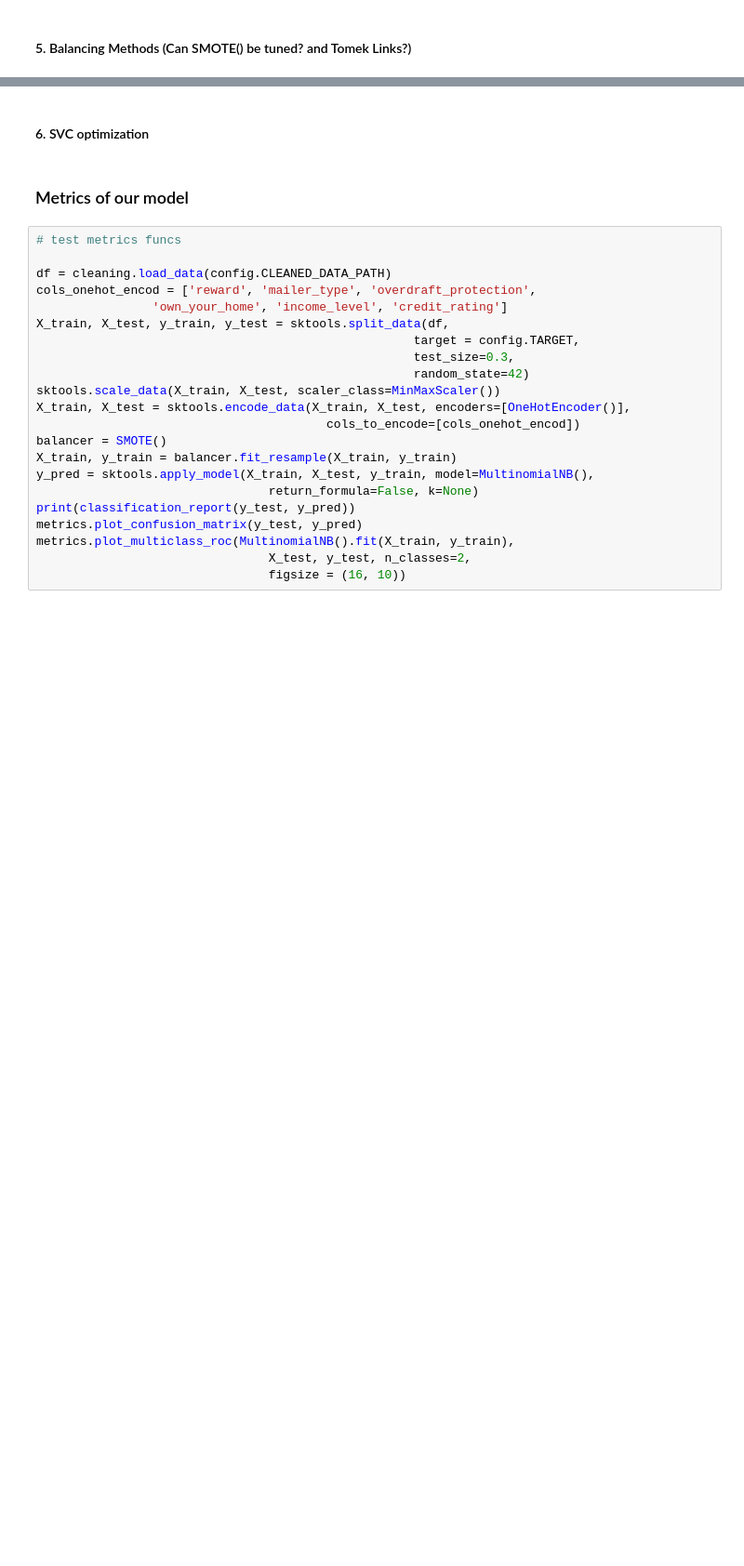
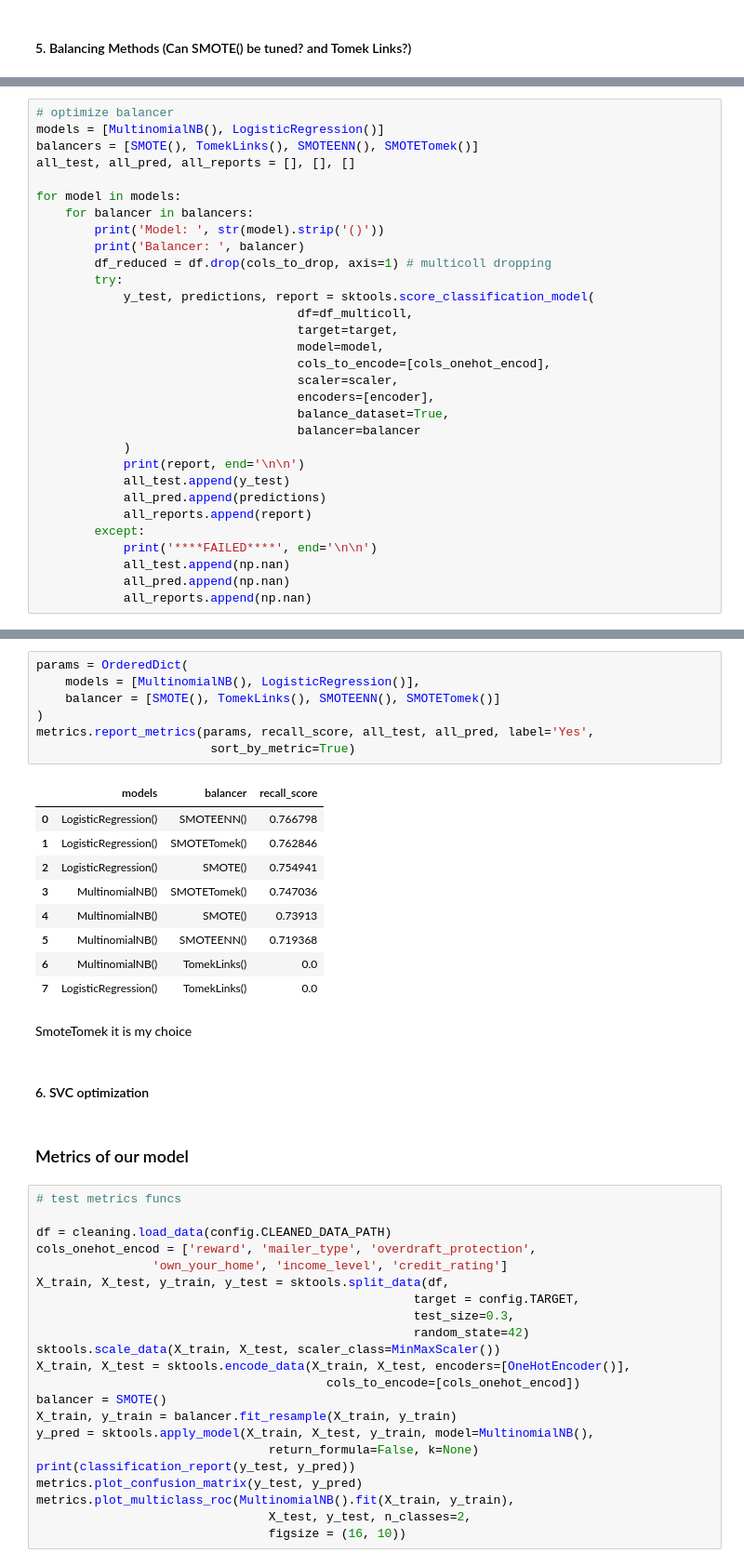
Before and after one commit to Edoardo1996/ironhack-mid-project, a Jupyter notebook: index.ipynb, the cells around one changed output, grey strips where cells are left out. Shown at 93% size. Saved outputs shown, nothing was run; the diff lists cells and outputs as text; blank space fills up the shorter version.

```diff
--- a/index.ipynb
+++ b/index.ipynb
@@ -305,0 +560,31 @@ With multicollinearity accounted, I see strong relation with avg_balance and <br
+# %%
+# optimize balancer
+models = [MultinomialNB(), LogisticRegression()]
+balancers = [SMOTE(), TomekLinks(), SMOTEENN(), SMOTETomek()]
+all_test, all_pred, all_reports = [], [], []
+
+for model in models:
+    for balancer in balancers:
+        print('Model: ', str(model).strip('()'))
+        print('Balancer: ', balancer)
+        df_reduced = df.drop(cols_to_drop, axis=1) # multicoll dropping
+        try:
+            y_test, predictions, report = sktools.score_classification_model(
+                                    df=df_multicoll,
+                                    target=target,
+                                    model=model,
+                                    cols_to_encode=[cols_onehot_encod],
+                                    scaler=scaler,
+                                    encoders=[encoder],
+                                    balance_dataset=True,
+                                    balancer=balancer
+            )
+            print(report, end='\n\n')
+            all_test.append(y_test)
+            all_pred.append(predictions)
+            all_reports.append(report)
+        except:
+            print('****FAILED****', end='\n\n')
+            all_test.append(np.nan)
+            all_pred.append(np.nan)
+            all_reports.append(np.nan)
@@ -306,3 +609,22 @@ With multicollinearity accounted, I see strong relation with avg_balance and <br
+# %%
+params = OrderedDict(
+    models = [MultinomialNB(), LogisticRegression()],
+    balancer = [SMOTE(), TomekLinks(), SMOTEENN(), SMOTETomek()]
+)
+metrics.report_metrics(params, recall_score, all_test, all_pred, label='Yes',
+                        sort_by_metric=True)
+# %% [output]
+|  | models | balancer | recall_score |
+| 0 | LogisticRegression() | SMOTEENN() | 0.766798 |
+| 1 | LogisticRegression() | SMOTETomek() | 0.762846 |
+| 2 | LogisticRegression() | SMOTE() | 0.754941 |
+| 3 | MultinomialNB() | SMOTETomek() | 0.747036 |
+| 4 | MultinomialNB() | SMOTE() | 0.73913 |
+| 5 | MultinomialNB() | SMOTEENN() | 0.719368 |
+| 6 | MultinomialNB() | TomekLinks() | 0.0 |
+| 7 | LogisticRegression() | TomekLinks() | 0.0 |
+# %% [markdown]
+SmoteTomek it is my choice
 # %% [markdown]
 #### 6. SVC optimization
 # %% [markdown]
```
Also changed, not shown: parts of 24 cells of this notebook, 1 other file.
